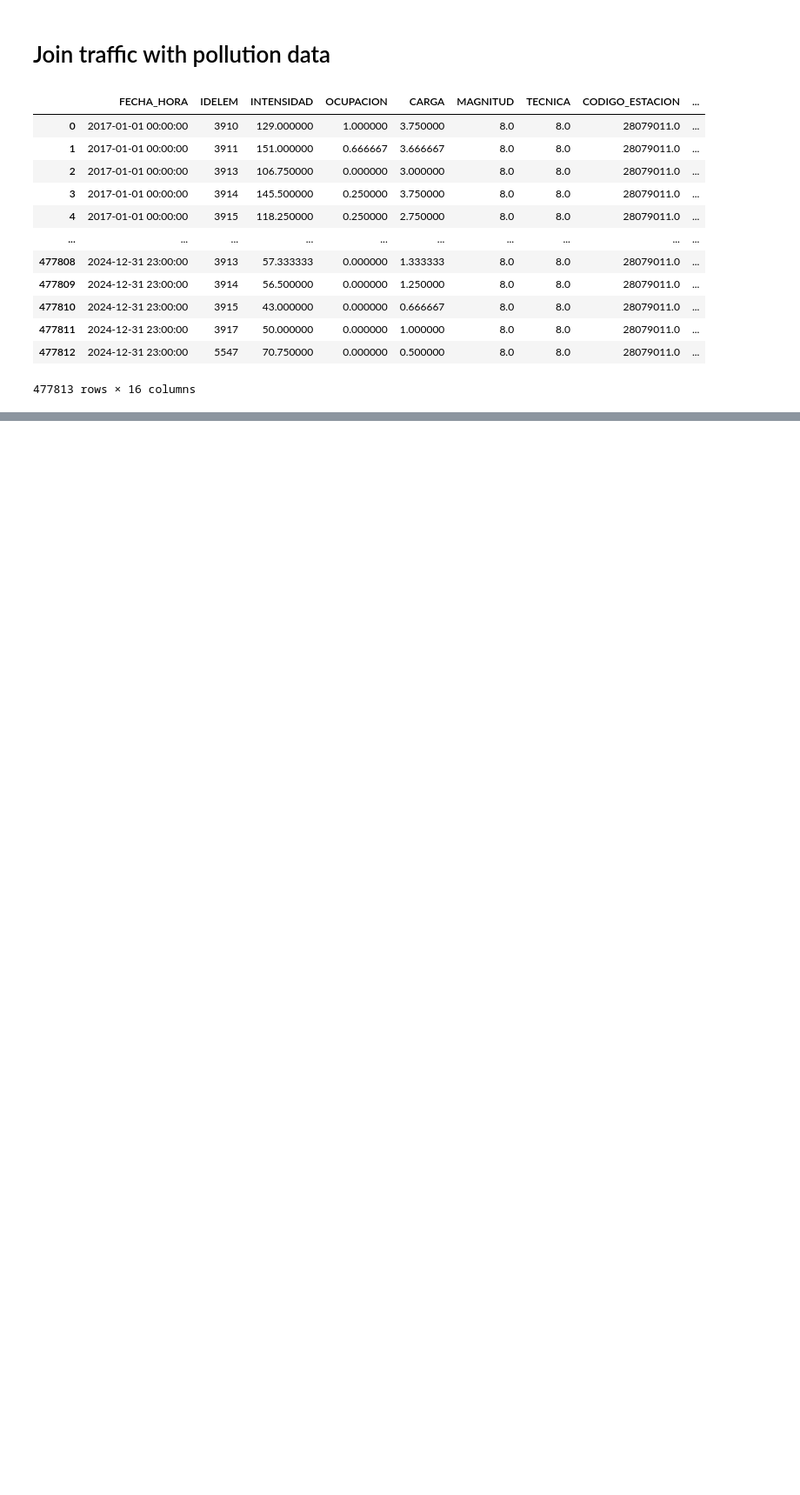
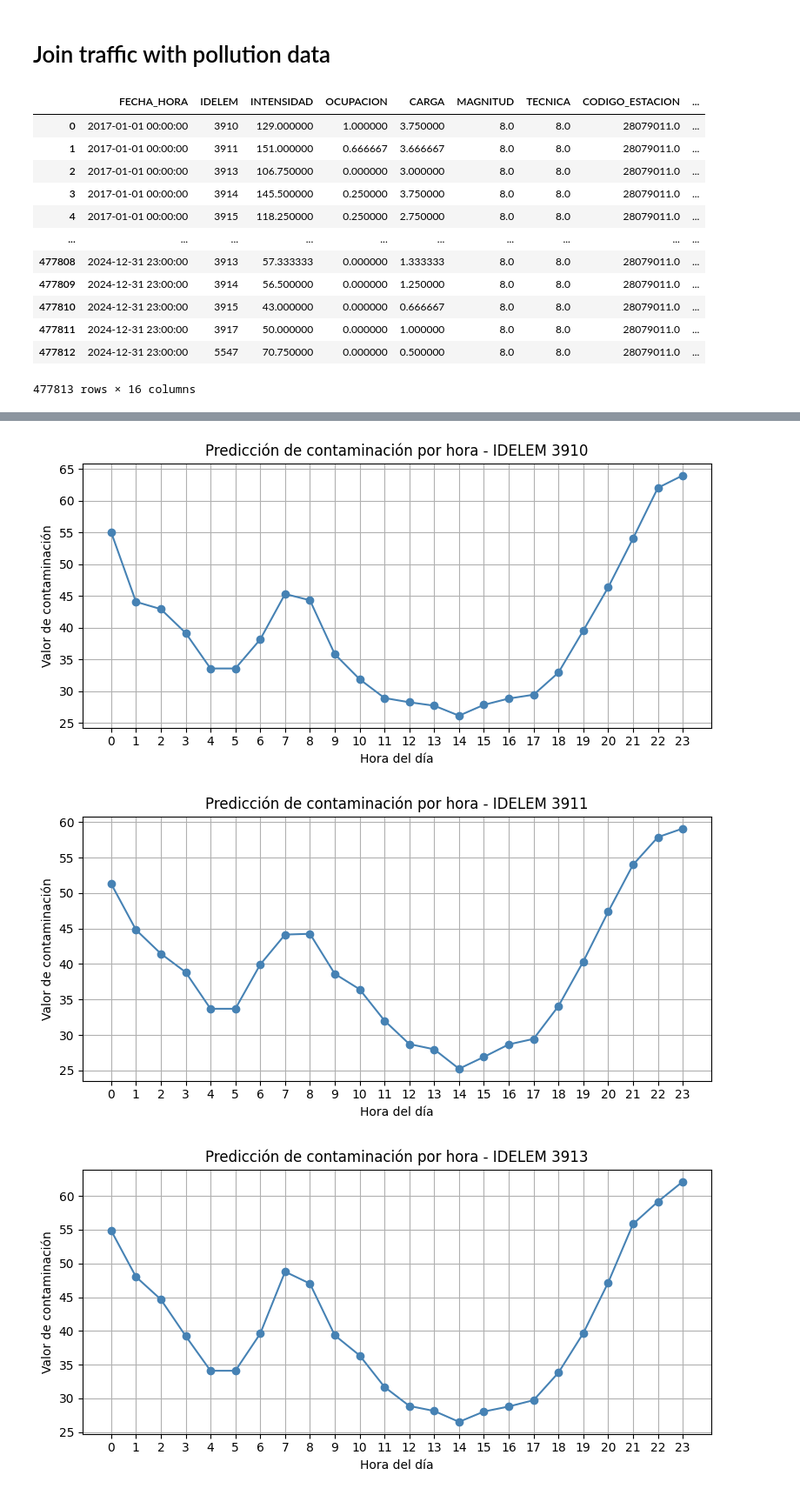
Before and after one commit to AndresAC14/spark_anomaly_detection, a Jupyter notebook: backend/join_data.ipynb, the cells around one changed output, grey strips where cells are left out. Shown at 87% size. Cells and saved outputs as stored; diff of their text form; code cells hidden in the pictures; blank space fills up the shorter version.

```diff
--- a/backend/join_data.ipynb
+++ b/backend/join_data.ipynb
@@ -50,0 +101,4 @@ from sklearn.metrics import mean_squared_error
+# %%
+# Codificar IDELEM (puedes probar con OneHot más adelante)
+le = LabelEncoder()
+df['idelem_encoded'] = le.fit_transform(df['IDELEM'])
@@ -50,0 +230,19 @@ from sklearn.metrics import mean_squared_error
+# %%
+unique_idelems = future_df['IDELEM'].cat.categories
+
+for idelem in unique_idelems:
+    subset = future_df[future_df['IDELEM'] == idelem]
+
+    plt.figure(figsize=(8, 4))
+    plt.plot(subset['HORA'], subset['PREDICCION_CONTAMINACION'], marker='o', color='steelblue')
+    plt.title(f'Predicción de contaminación por hora - IDELEM {idelem}')
+    plt.xlabel('Hora del día')
+    plt.ylabel('Valor de contaminación')
+    plt.xticks(range(0, 24))
+    plt.grid(True)
+    plt.tight_layout()
+    plt.show()
+# %% [output]
+[figure, added]
+[figure, added]
+[figure, added]
```
Also changed, not shown: parts of 27 cells of this notebook, 2 other files.
